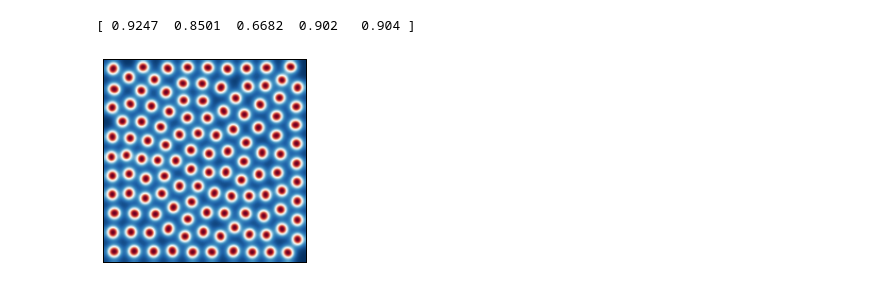
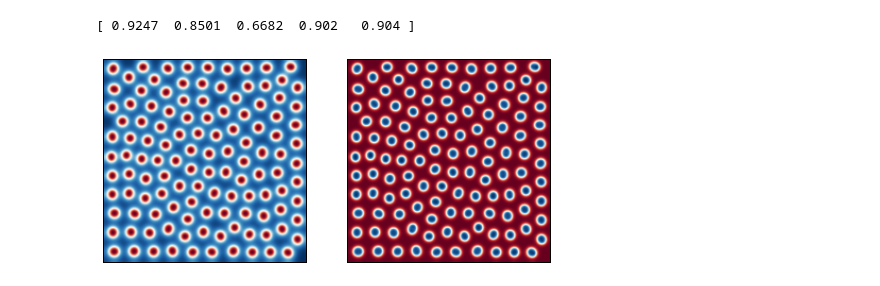
Before and after one commit to rambandaru/MAE6286, a Jupyter notebook: Assignments/GRAY_SCOTT_MODEL.ipynb, the cells around one changed output. Saved outputs shown, nothing was run; the diff lists cells and outputs as text; code cells hidden in the pictures.

Commit message:
error in image data

```diff
--- a/Assignments/GRAY_SCOTT_MODEL.ipynb
+++ b/Assignments/GRAY_SCOTT_MODEL.ipynb
@@ -78,7 +80,10 @@ print (numpy.round(U[100,::40],4))
 # %%
 fig = pyplot.figure(figsize=(8,5))
 pyplot.subplot(121)
 pyplot.imshow(U, cmap = cm.RdBu)
 pyplot.xticks([]), pyplot.yticks([]);
+pyplot.subplot(122)
+pyplot.imshow(V, cmap = cm.RdBu)
+pyplot.xticks([]), pyplot.yticks([]);
 # %% [output]
-[figure, old version]
+[figure, new version]
```
Also changed, not shown: parts of 5 cells of this notebook.
